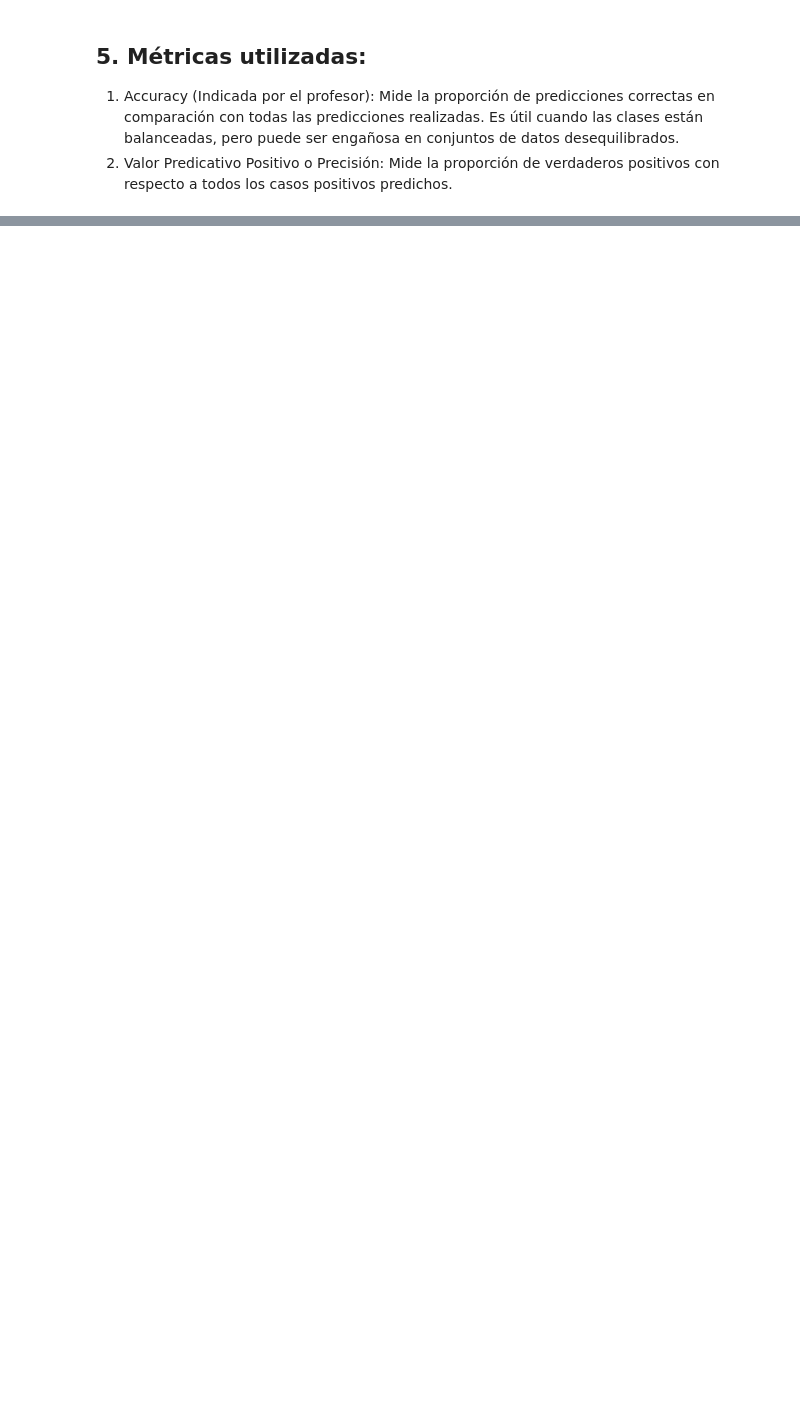
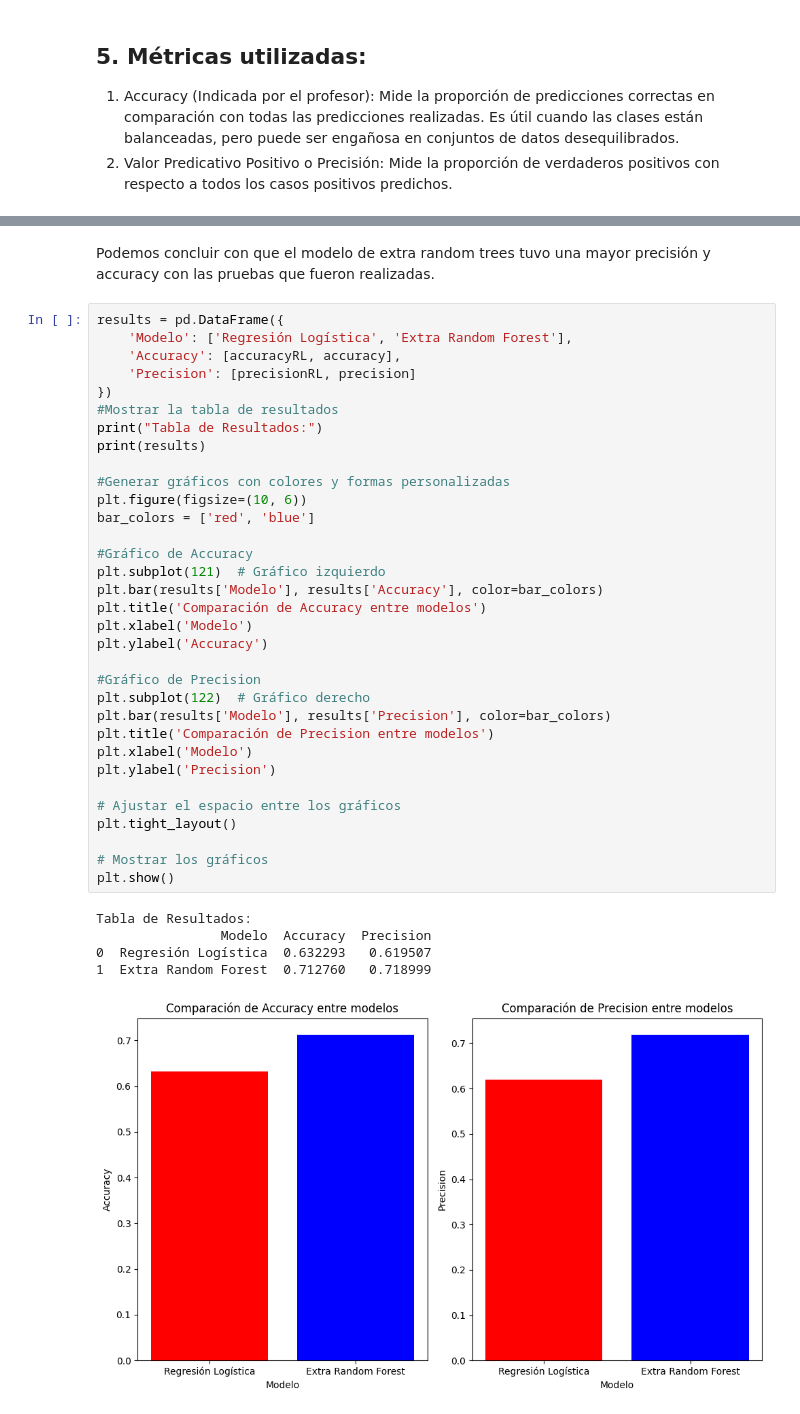
Before and after one commit to Celina1906/TP-2, a Jupyter notebook: 2023-2-Trabajo_Practico_2.ipynb, the cells around one changed output, grey strips where cells are left out. Drawn from its saved outputs; the diff is of its cells as text; blank space fills up the shorter version.

```diff
--- a/2023-2-Trabajo_Practico_2.ipynb
+++ b/2023-2-Trabajo_Practico_2.ipynb
@@ -479,0 +603,41 @@ pca_data = pca.transform(scaled_data)
+# %% [markdown]
+Podemos concluir con que el modelo de extra random trees tuvo una mayor precisión y accuracy con las pruebas que fueron realizadas.
+# %%
+results = pd.DataFrame({
+    'Modelo': ['Regresión Logística', 'Extra Random Forest'],
+    'Accuracy': [accuracyRL, accuracy],
+    'Precision': [precisionRL, precision]
+})
+#Mostrar la tabla de resultados
+print("Tabla de Resultados:")
+print(results)
+
+#Generar gráficos con colores y formas personalizadas
+plt.figure(figsize=(10, 6))
+bar_colors = ['red', 'blue']
+
+#Gráfico de Accuracy
+plt.subplot(121)  # Gráfico izquierdo
+plt.bar(results['Modelo'], results['Accuracy'], color=bar_colors)
+plt.title('Comparación de Accuracy entre modelos')
+plt.xlabel('Modelo')
+plt.ylabel('Accuracy')
+
+#Gráfico de Precision
+plt.subplot(122)  # Gráfico derecho
+plt.bar(results['Modelo'], results['Precision'], color=bar_colors)
+plt.title('Comparación de Precision entre modelos')
+plt.xlabel('Modelo')
+plt.ylabel('Precision')
+
+# Ajustar el espacio entre los gráficos
+plt.tight_layout()
+
+# Mostrar los gráficos
+plt.show()
+# %% [output]
+Tabla de Resultados:
+                Modelo  Accuracy  Precision
+0  Regresión Logística  0.632293   0.619507
+1  Extra Random Forest  0.712760   0.718999
+[figure, added]
```
Also changed, not shown: parts of 8 cells of this notebook.
